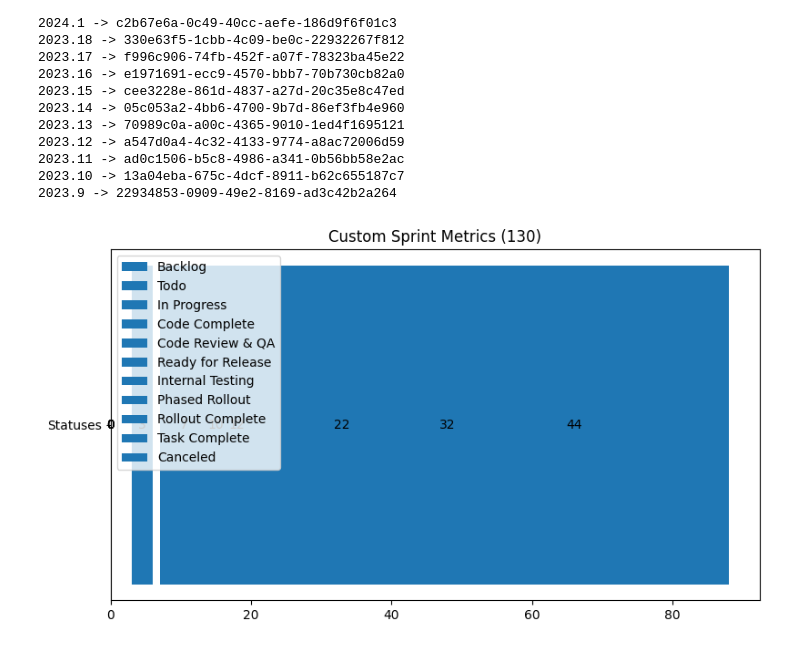
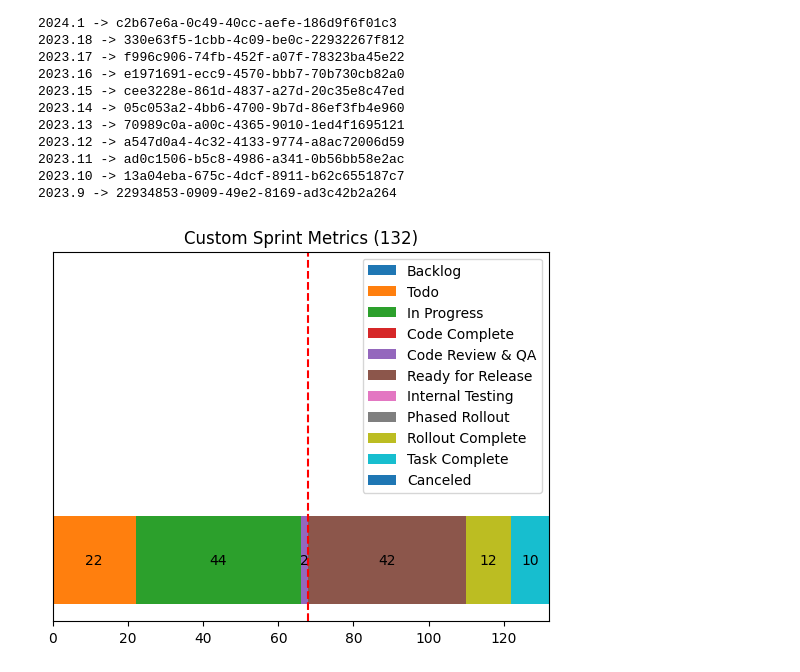
Before and after one commit to ahape/custom_linear_metrics, a Jupyter notebook: CustomSprintMetrics.ipynb, the cells around one changed output. Drawn from its saved outputs; the diff is of its cells as text; code cells hidden in the pictures.

```diff
--- a/CustomSprintMetrics.ipynb
+++ b/CustomSprintMetrics.ipynb
@@ -147,11 +128,51 @@ current_cycle = "a8f21e06-ae07-4d0b-95c6-18ae64f67c69"
 # %%
 # Get issues from current_cycle
 response_json = request_json(issues_query.replace("CYCLE_ID", current_cycle))
 
 # Outfit data to pass to renderer
 chart_data = partition_issues(response_json)
 total_sprint_points = sum(map(get_points, get_issues(response_json)))
 
+def render_chart(groupings, total_points):
+    fig, ax = plt.subplots()
+
+    values = [g.points for g in groupings]
+    category_labels = statuses[:]
+    bar_labels = [p or "" for p in values]
+    bar_width = 0.25
+    bar_y_pos = 0
+
+    y_positions = [bar_y_pos] * s_len
+    heights = [bar_width] * s_len
+
+    # cumulative sums
+    x_positions = [0]
+    for p in values[:-1]:
+        x_positions += [x_positions[-1] + p]
+
+    # Hack because I don't know how increase margin-top of the bars.
+    # By default it wants to fill the entire container.
+    x_positions += [0]; y_positions += [0.75]; values += [0]; heights += [0.15]; category_labels += [""]; bar_labels += [""]
+
+    container = ax.barh(
+        left=x_positions,
+        y=y_positions,
+        width=values,
+        height=heights,
+        label=category_labels,
+        color=bar_colors)
+
+    # Add the goal line for "dev work done"
+    threshold = x_positions[category_labels.index("Ready for Release")]
+    ax.axvline(x=threshold, color="red", linestyle="--")
+
+    ax.set_yticks([])
+    ax.bar_label(container, labels=bar_labels, label_type="center")
+    ax.set_title(f"Custom Sprint Metrics ({total_points})")
+    ax.legend(loc="upper right")
+
+    plt.show()
+
 render_chart(chart_data, total_sprint_points)
 # %% [output]
-[figure, old version]
+[figure, new version]
```
Also changed, not shown: parts of 1 cell of this notebook.
